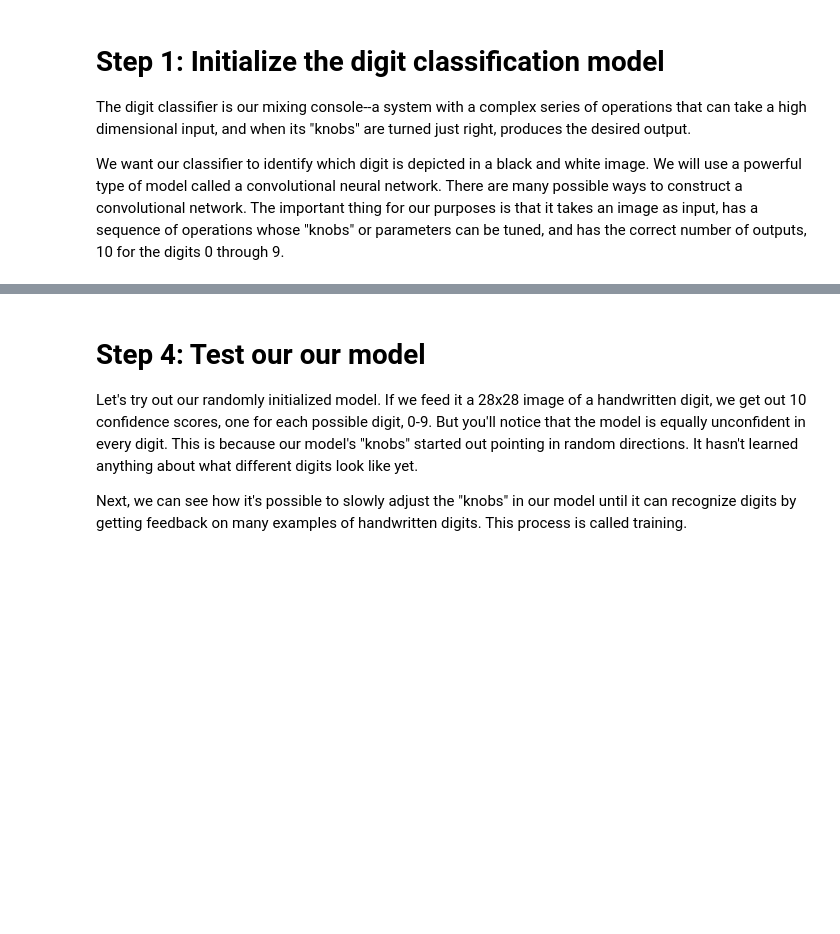
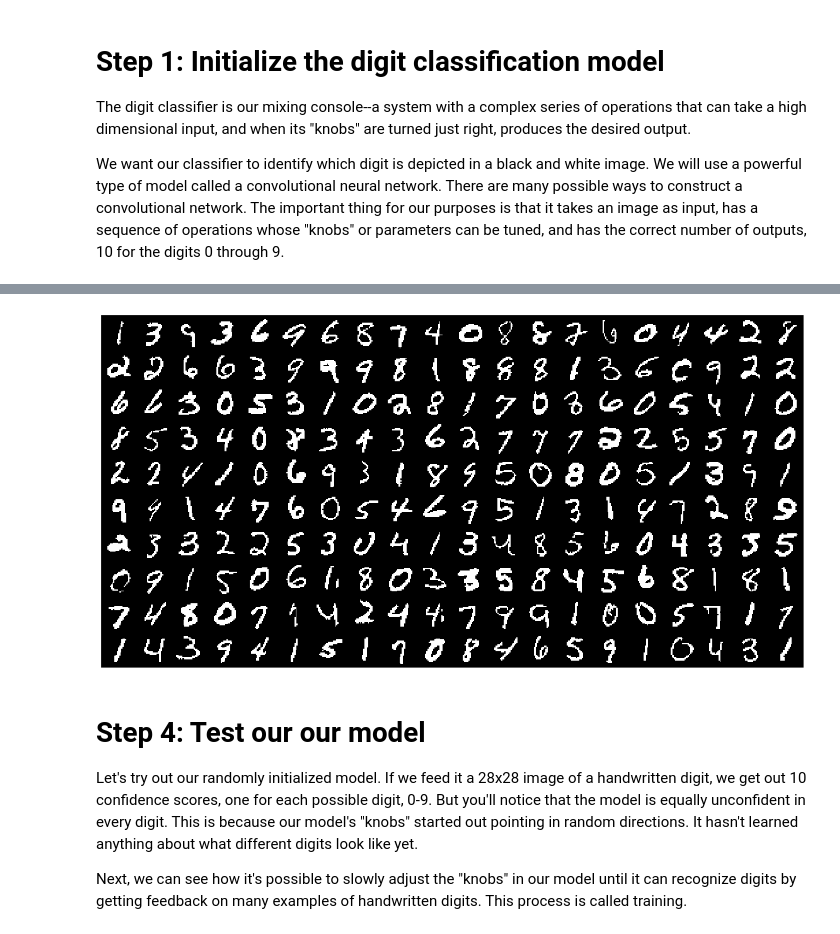
Before and after one commit to deokdecef44cnsnddos9ndam/ml-security, a Jupyter notebook: ai_for_streetfighters.ipynb, the cells around one changed output, grey strips where cells are left out. Saved outputs shown, nothing was run; the diff lists cells and outputs as text; code cells hidden in the pictures; blank space fills up the shorter version.

```diff
--- a/ai_for_streetfighters.ipynb
+++ b/ai_for_streetfighters.ipynb
@@ -169,0 +70,3 @@ show(grid, fig_size=(20, 20))
+# %%
+training_set = mlsec.mnist.get_training_data(device)
+testing_set = mlsec.mnist.get_testing_data(device)
@@ -170,3 +89,9 @@ show(grid, fig_size=(20, 20))
+# %%
+#@markdown Lets visualize the traing data by looking at some random samples...
+examples, example_labels = mlsec.mnist.get_examples(testing_set)
+mlsec.utils.image_grid(examples, 20, (20, 20))
+# %% [output]
+[figure, added]
 # %% [markdown]
 # Step 4: Test our our model
 
```
Also changed, not shown: parts of 101 cells of this notebook.
